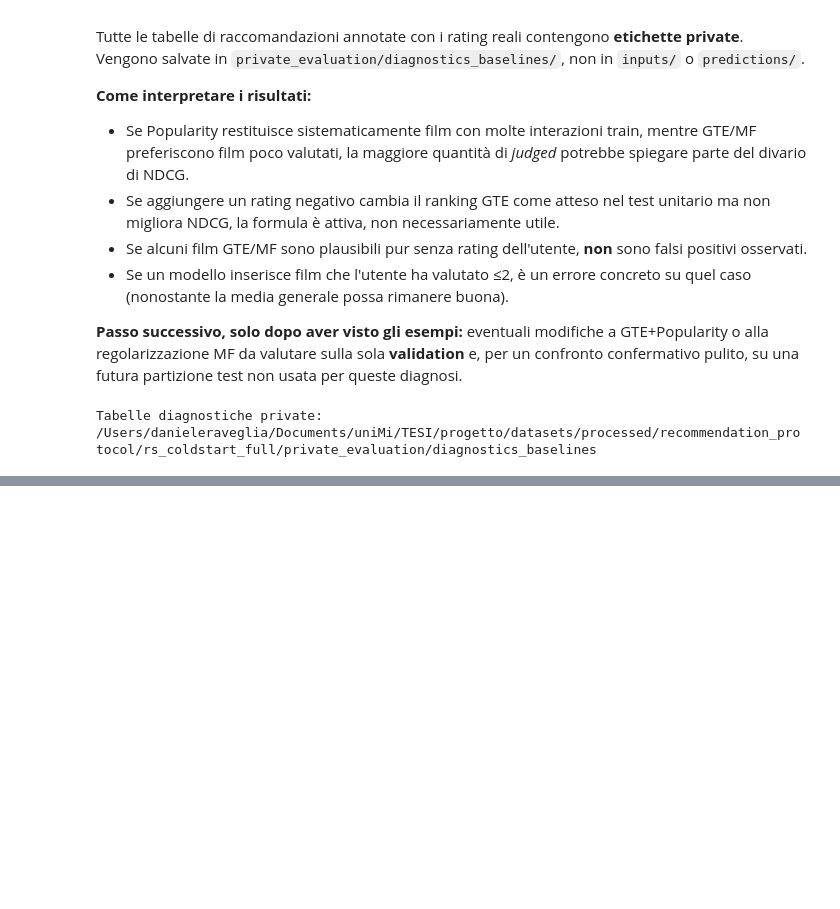
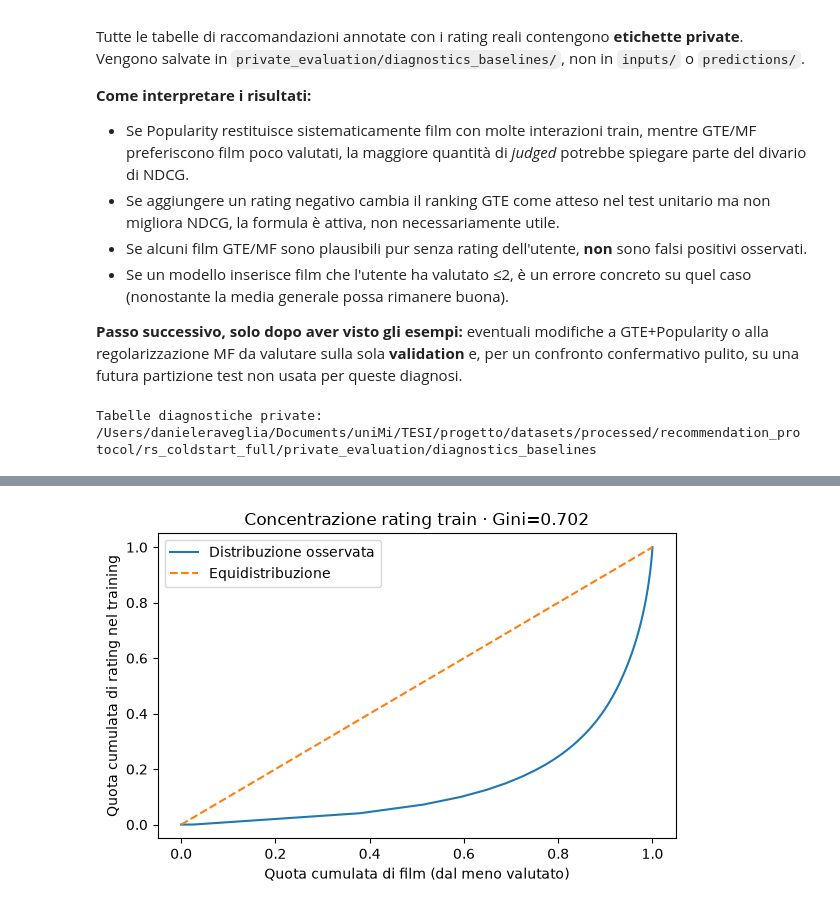
Before and after one commit to Matteo-Garavaglia/RM_MAS_movieLens, a Jupyter notebook: notebooks/recommendation_03_diagnostica_ranking.ipynb, the cells around one changed output, grey strips where cells are left out. Cells and saved outputs as stored; diff of their text form; code cells hidden in the pictures; blank space fills up the shorter version.

```diff
--- a/notebooks/recommendation_03_diagnostica_ranking.ipynb
+++ b/notebooks/recommendation_03_diagnostica_ranking.ipynb
@@ -705,0 +767,82 @@ Tabelle diagnostiche private: /Users/danieleraveglia/Documents/uniMi/TESI/proget
+# %%
+# Metadati della popolarità: una sola riga per movieId e zero per item mai visti nel training.
+BUCKET_ORDER = ['zero', 'tail_1_4', 'midtail_5_19', 'mid_20_99', 'head_100plus']
+BUCKET_DESCRIPTIONS = {
+    'zero': '0 rating train',
+    'tail_1_4': '1–4',
+    'midtail_5_19': '5–19',
+    'mid_20_99': '20–99',
+    'head_100plus': '100+',
+}
+
+def popularity_bucket(n):
+    n = int(n)
+    if n == 0: return 'zero'
+    if n <= 4: return 'tail_1_4'
+    if n <= 19: return 'midtail_5_19'
+    if n <= 99: return 'mid_20_99'
+    return 'head_100plus'
+
+pop_meta = items[['movieId']].copy()
+pop_meta['movieId'] = pop_meta['movieId'].astype(int)
+pop_meta = pop_meta.merge(
+    train.groupby('movieId').size().rename('train_n').reset_index(),
+    on='movieId', how='left', validate='one_to_one'
+)
+pop_meta['train_n'] = pop_meta['train_n'].fillna(0).astype(int)
+pop_meta['pop_bucket'] = pop_meta.train_n.map(popularity_bucket)
+assert pop_meta.movieId.is_unique
+assert len(pop_meta) == len(items)
+assert pop_meta.train_n.sum() == len(train)
+
+# Gini = 0 per frequenze identiche; vicino a 1 quando quasi tutte le interazioni
+# sono concentrate su pochi item. Includiamo sempre i film con zero rating TRAIN.
+counts = np.sort(pop_meta.train_n.to_numpy(dtype=np.float64))
+n_items = len(counts)
+n_ratings = counts.sum()
+assert n_items > 0 and n_ratings > 0
+gini_train = float(
+    2 * np.dot(np.arange(1, n_items + 1), counts) / (n_items * n_ratings)
+    - (n_items + 1) / n_items
+)
+share_top_1pct = float(counts[-max(1, int(np.ceil(n_items * .01))):].sum() / n_ratings)
+share_top_10pct = float(counts[-max(1, int(np.ceil(n_items * .10))):].sum() / n_ratings)
+n_train_users = int(train.userId.nunique())
+train_density = float(n_ratings / (n_train_users * n_items))
+
+concentration = pd.DataFrame([{
+    'catalog_items': n_items,
+    'train_users': n_train_users,
+    'train_ratings': int(n_ratings),
+    'train_density': train_density,
+    'train_sparsity': 1.0 - train_density,
+    'zero_rating_train_items': int((counts == 0).sum()),
+    'median_ratings_per_item': float(np.median(counts)),
+    'gini_train_popularity': gini_train,
+    'share_ratings_top_1pct_items': share_top_1pct,
+    'share_ratings_top_10pct_items': share_top_10pct,
+}])
+
+bucket_catalog = (pop_meta.groupby('pop_bucket', observed=True)
+    .agg(n_items=('movieId','size'), n_ratings_train=('train_n','sum'))
+    .reindex(BUCKET_ORDER, fill_value=0).reset_index())
+bucket_catalog['item_share'] = bucket_catalog.n_items / n_items
+bucket_catalog['rating_share_train'] = bucket_catalog.n_ratings_train / n_ratings
+
+print('CONCENTRAZIONE TRAIN — le quantità non usano giudizi privati di test')
+display(concentration.round(4))
+display(bucket_catalog.round(4))
+
+# Curva di Lorenz: quota cumulata di film vs quota cumulata di rating di training.
+x_lorenz = np.arange(n_items + 1) / n_items
+y_lorenz = np.r_[0.0, np.cumsum(counts) / n_ratings]
+plt.figure(figsize=(6, 4))
+plt.plot(x_lorenz, y_lorenz, label='Distribuzione osservata')
+plt.plot([0,1], [0,1], linestyle='--', label='Equidistribuzione')
+plt.xlabel('Quota cumulata di film (dal meno valutato)')
+plt.ylabel('Quota cumulata di rating nel training')
+plt.title(f'Concentrazione rating train · Gini={gini_train:.3f}')
+plt.legend()
+plt.tight_layout()
+plt.show()
+# %% [output]
@@ -705,0 +858 @@ Tabelle diagnostiche private: /Users/danieleraveglia/Documents/uniMi/TESI/proget
+[figure, added]
```
Also changed, not shown: parts of 13 cells of this notebook, 1 other file.
